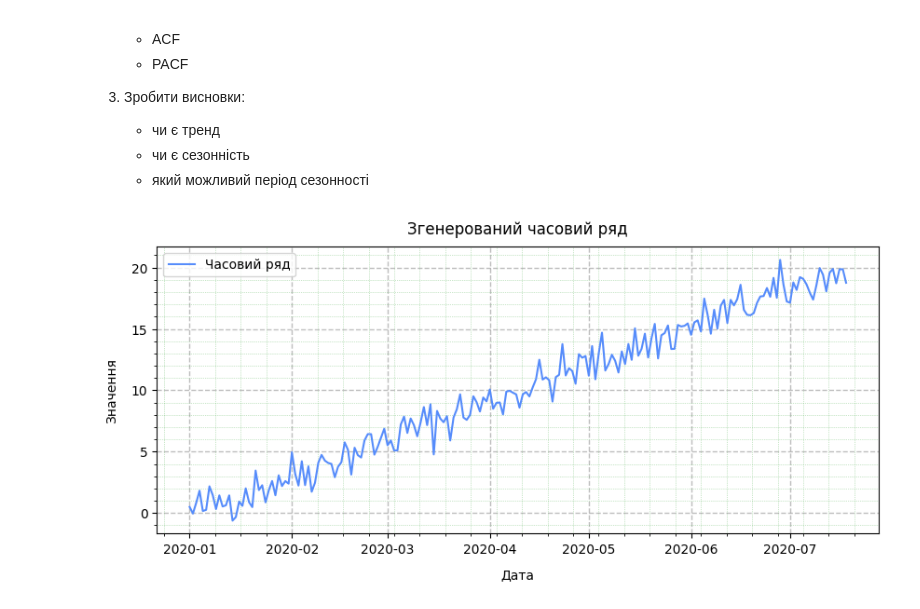
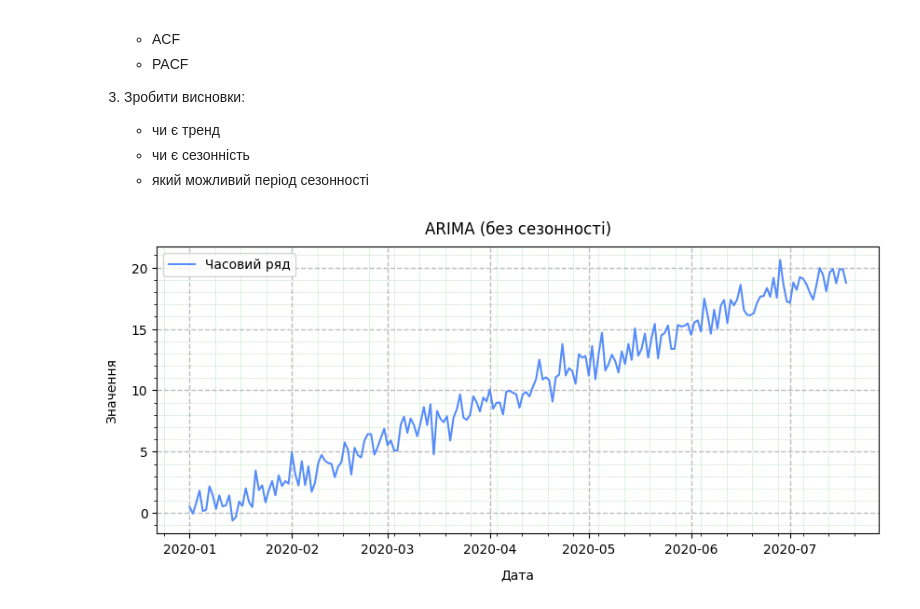
Before and after one commit to BogdanPinchuk/DataScience-PBY_HW16, a Jupyter notebook: Bohdan_Pinchuk_DS_HW16.ipynb, the cells around one changed output. Cells and saved outputs as stored; diff of their text form; code cells hidden in the pictures.

```diff
--- a/Bohdan_Pinchuk_DS_HW16.ipynb
+++ b/Bohdan_Pinchuk_DS_HW16.ipynb
@@ -279,6 +280,7 @@ values = trend + noise
 dates = pd.date_range(start='2020-01-01', periods=n, freq='D')
 
 # створюємо DataFrame
+ds_arima_name = "ARIMA (без сезонності)"
 df_arima = pd.DataFrame({
     'ds': dates,
     'y': values,
@@ -361,24 +364,24 @@ display(df_seasonal)
 # %%
 # Graphic results
 
 import matplotlib.pyplot as plt
 
 # Input data
 data_set = df_arima
 
 # Solution
 _, ax = plt.subplots(figsize=(10, 4))
 
 ax.plot(data_set["ds"], data_set["y"], label="Часовий ряд")
 
 ax.grid(axis='both', visible=True, which='major', ls='--', linewidth=1.0, color='tab:gray')
 ax.minorticks_on()
 ax.grid(axis='both', visible=True, which='minor', ls=':', linewidth=0.5, color='tab:green')
-ax.set_title("Згенерований часовий ряд", pad=10, loc='center', color='black')
+ax.set_title(ds_arima_name, pad=10, loc='center', color='black')
 ax.set_xlabel("Дата", labelpad=10, loc='center', color='black')
 ax.set_ylabel("Значення", labelpad=10, loc='center', color='black')
 ax.legend()
 
 plt.show()
 # %% [output]
-[figure, old version]
+[figure, new version]
```
Also changed, not shown: parts of 5 cells of this notebook.
